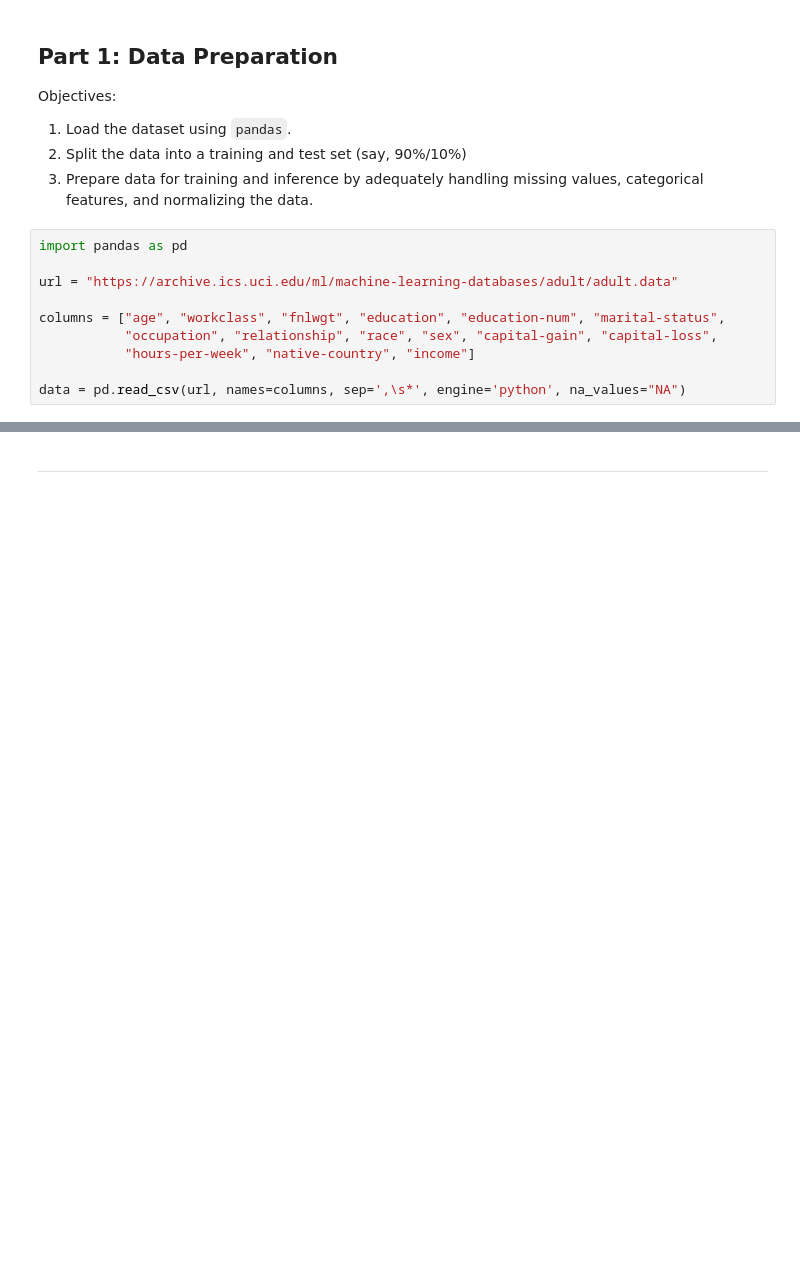
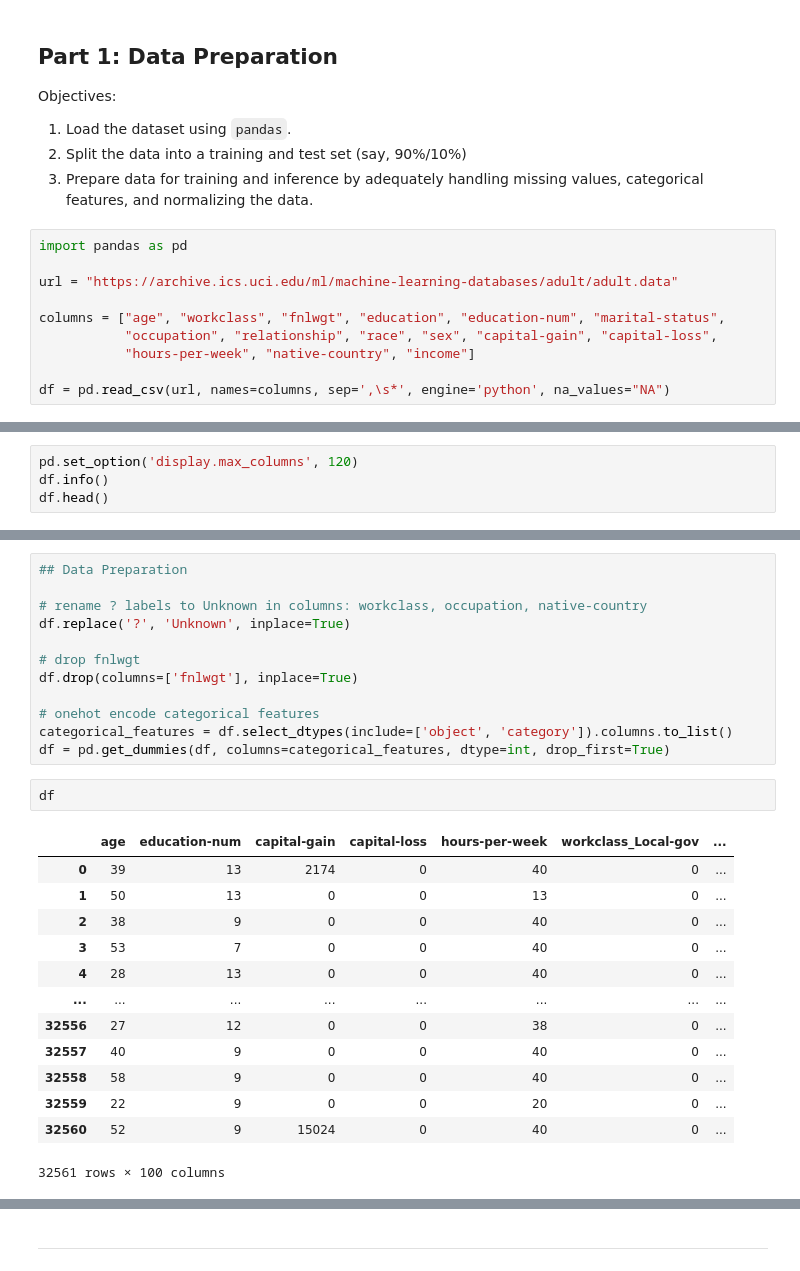
Before and after one commit to FutureGoose/OctaCycleCNN, a Jupyter notebook: exercises/w3/L07_model_capacity_and_parameters.ipynb, the cells around one changed output, grey strips where cells are left out. Cells and saved outputs as stored; diff of their text form; blank space fills up the shorter version.

```diff
--- a/exercises/w3/L07_model_capacity_and_parameters.ipynb
+++ b/exercises/w3/L07_model_capacity_and_parameters.ipynb
@@ -37,4 +37,4 @@ columns = ["age", "workclass", "fnlwgt", "education", "education-num", "marital-
            "occupation", "relationship", "race", "sex", "capital-gain", "capital-loss",
            "hours-per-week", "native-country", "income"]
 
-data = pd.read_csv(url, names=columns, sep=',\s*', engine='python', na_values="NA")
+df = pd.read_csv(url, names=columns, sep=',\s*', engine='python', na_values="NA")
@@ -92,0 +41,4 @@ workclass, occupation, native-country
+# %%
+pd.set_option('display.max_columns', 120)
+df.info()
+df.head()
@@ -92,0 +69,28 @@ workclass, occupation, native-country
+# %%
+## Data Preparation
+
+# rename ? labels to Unknown in columns: workclass, occupation, native-country
+df.replace('?', 'Unknown', inplace=True)
+
+# drop fnlwgt
+df.drop(columns=['fnlwgt'], inplace=True)
+
+# onehot encode categorical features
+categorical_features = df.select_dtypes(include=['object', 'category']).columns.to_list()
+df = pd.get_dummies(df, columns=categorical_features, dtype=int, drop_first=True)
+# %%
+df
+# %% [output]
+|  | age | education-num | capital-gain | capital-loss | hours-per-week | workclass_Local-gov | ... |
+| 0 | 39 | 13 | 2174 | 0 | 40 | 0 | ... |
+| 1 | 50 | 13 | 0 | 0 | 13 | 0 | ... |
+| 2 | 38 | 9 | 0 | 0 | 40 | 0 | ... |
+| 3 | 53 | 7 | 0 | 0 | 40 | 0 | ... |
+| 4 | 28 | 13 | 0 | 0 | 40 | 0 | ... |
+| ... | ... | ... | ... | ... | ... | ... | ... |
+| 32556 | 27 | 12 | 0 | 0 | 38 | 0 | ... |
+| 32557 | 40 | 9 | 0 | 0 | 40 | 0 | ... |
+| 32558 | 58 | 9 | 0 | 0 | 40 | 0 | ... |
+| 32559 | 22 | 9 | 0 | 0 | 20 | 0 | ... |
+| 32560 | 52 | 9 | 15024 | 0 | 40 | 0 | ... |
+32561 rows × 100 columns
```
Also changed, not shown: parts of 6 cells of this notebook, 1 other file.
